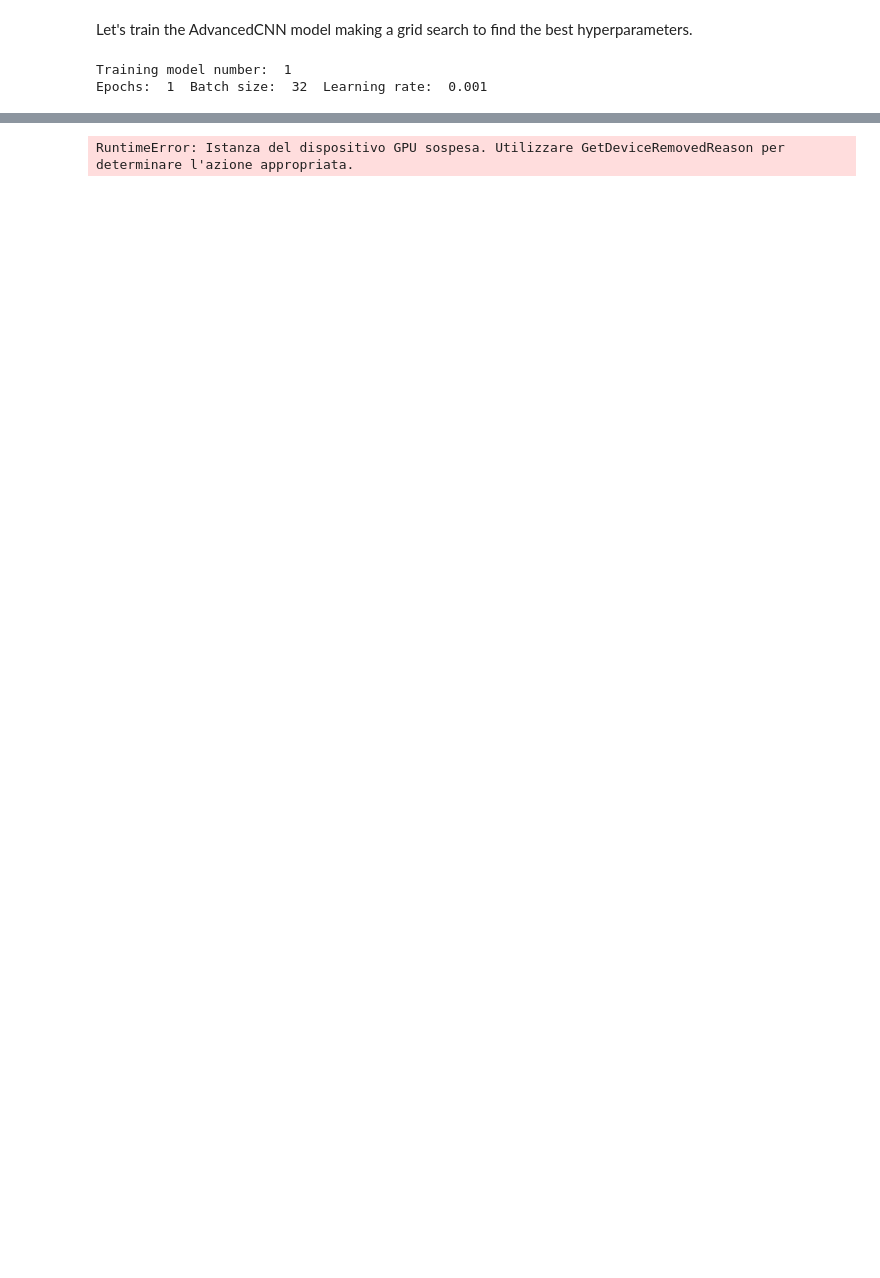
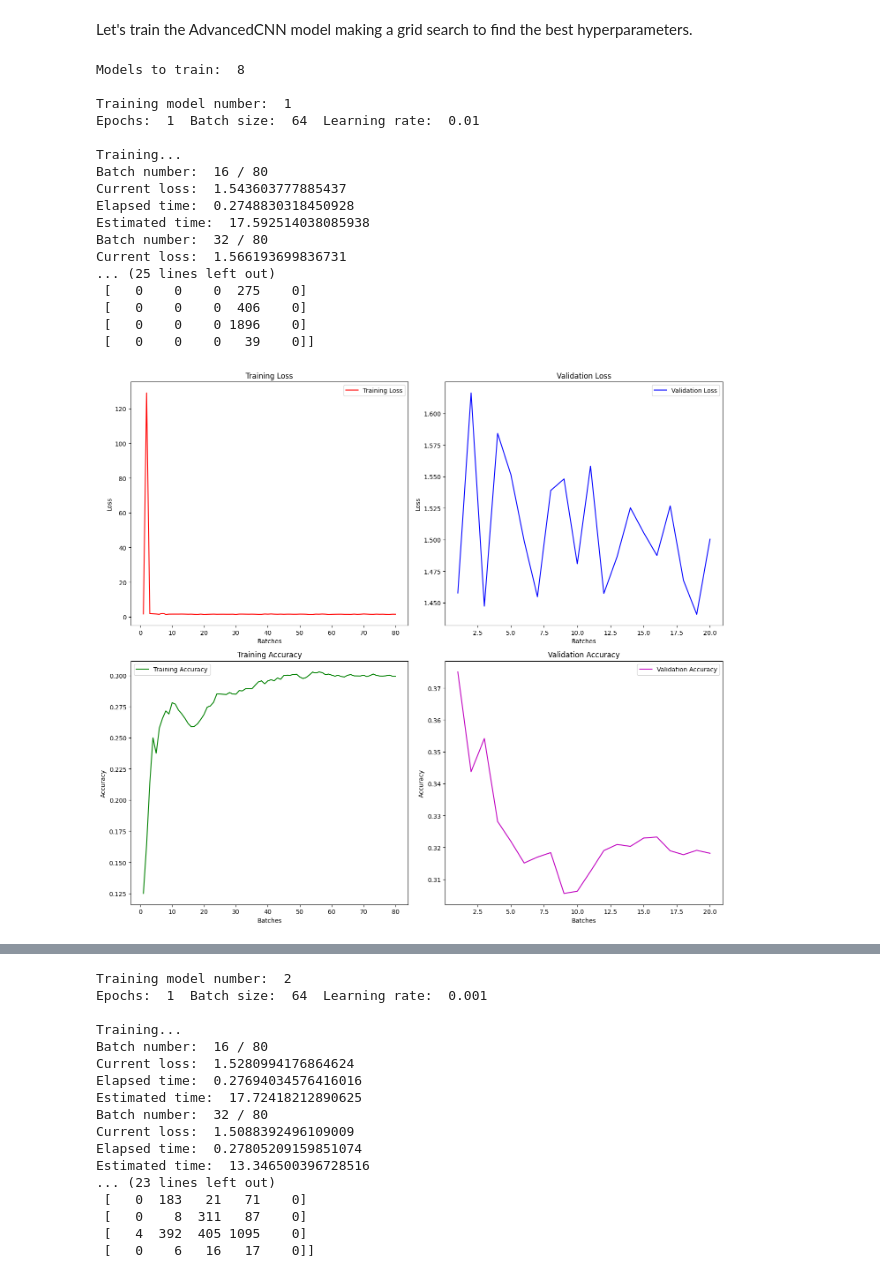
Before and after one commit to noostale/ML-Homeworks, a Jupyter notebook: Homework 2/Homework 2.ipynb, the cells around one changed output, grey strips where cells are left out. Cells and saved outputs as stored; diff of their text form; code cells hidden in the pictures; blank space fills up the shorter version.

```diff
--- a/Homework 2/Homework 2.ipynb
+++ b/Homework 2/Homework 2.ipynb
@@ -567,31 +551,49 @@ Batch number:  64 / 80
 # %% [markdown]
 Let's train the AdvancedCNN model making a grid search to find the best hyperparameters.
 # %%
-number_epochs = [1,3]
-batch_sizes = [32,64]
-learning_rates = [0.001, 0.0001]
+number_epochs = [1,3,4,5]
+batch_sizes = [32, 64]
+learning_rates = [0.01, 0.001]
+
+print("Models to train: ", len(number_epochs) * len(batch_sizes) * len(learning_rates))
 
 model_number = 1
 
 for epochs in number_epochs:
     for batch_size in batch_sizes:
         for learning_rate in learning_rates:
 
             print()
             print("Training model number: ", model_number)
             print("Epochs: ", epochs, " Batch size: ", batch_size, " Learning rate: ", learning_rate)
             print()
 
-            model = AdvancedCNN().to(dml)
-            optimizer = torch.optim.Adam(model.parameters(), lr=learning_rate)
+            advanced_model = AdvancedCNN()
+            optimizer = torch.optim.Adam(advanced_model.parameters(), lr=learning_rate)
 
             train_loader, validation_loader, test_loader = load_data(train_dataset, test_dataset, batch_size)
 
-            loss_history, accuracy_history, validation_loss_history, validation_accuracy_history = train_model(model, train_loader, validation_loader, num_epochs=epochs, optimizer=optimizer)
-            test_accuracy, test_precision, test_recall, test_f1, confusion_matrix = test_model(model, test_loader)
+            loss_history, accuracy_history, validation_loss_history, validation_accuracy_history = train_model(advanced_model, train_loader, validation_loader, num_epochs=epochs, optimizer=optimizer)
+            test_accuracy, test_precision, test_recall, test_f1, confusion_matrix = test_model(advanced_model, test_loader)
 
             plot_metrics(loss_history, validation_loss_history, accuracy_history, validation_accuracy_history, confusion_matrix)
             model_number += 1
 # %% [output]
+Models to train:  8
+
 Training model number:  1
-Epochs:  1  Batch size:  32  Learning rate:  0.001
+Epochs:  1  Batch size:  64  Learning rate:  0.01
+
+Training...
+Batch number:  16 / 80
+Current loss:  1.543603777885437
+Elapsed time:  0.2748830318450928
+Estimated time:  17.592514038085938
+Batch number:  32 / 80
+Current loss:  1.566193699836731
+... (25 lines left out)
+ [   0    0    0  275    0]
+ [   0    0    0  406    0]
+ [   0    0    0 1896    0]
+ [   0    0    0   39    0]]
+[figure, added]
@@ -598 +601,17 @@ Epochs:  1  Batch size:  32  Learning rate:  0.001
-RuntimeError: Istanza del dispositivo GPU sospesa. Utilizzare GetDeviceRemovedReason per determinare l'azione appropriata.
+Training model number:  2
+Epochs:  1  Batch size:  64  Learning rate:  0.001
+
+Training...
+Batch number:  16 / 80
+Current loss:  1.5280994176864624
+Elapsed time:  0.27694034576416016
+Estimated time:  17.72418212890625
+Batch number:  32 / 80
+Current loss:  1.5088392496109009
+Elapsed time:  0.27805209159851074
+Estimated time:  13.346500396728516
+... (23 lines left out)
+ [   0  183   21   71    0]
+ [   0    8  311   87    0]
+ [   4  392  405 1095    0]
+ [   0    6   16   17    0]]
```
Also changed, not shown: parts of 28 cells of this notebook, 2 other files.
